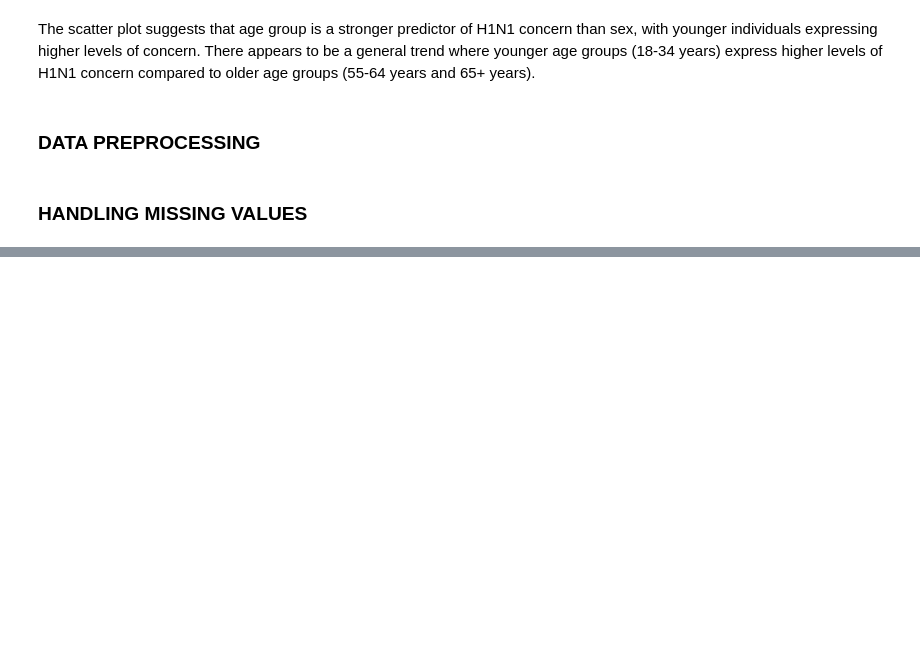
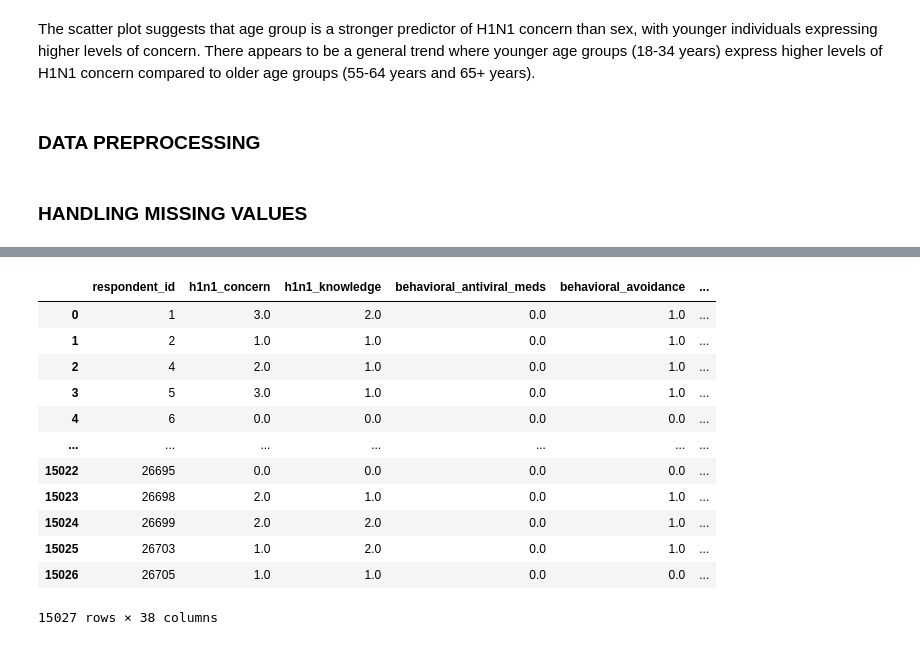
Before and after one commit to NamaembaSilali/vaccine-project, a Jupyter notebook: index.ipynb, the cells around one changed output, grey strips where cells are left out. Cells and saved outputs as stored; diff of their text form; code cells hidden in the pictures; blank space fills up the shorter version.

```diff
--- a/index.ipynb
+++ b/index.ipynb
@@ -396,3 +398,9 @@ def clean_numerical_with_median(df, columns):
         df[col] = df[col].fillna(median_value)
 
     return df
+# %%
+#dealing with the train data
+train_numeric = get_numerical_columns(df2_train)
+
+#cleaning numerical data
+df2_train = clean_numerical_with_median(df2_train, train_numeric)
@@ -398,0 +440,12 @@ def clean_numerical_with_median(df, columns):
+# %%
+#defining a function to impute with the most frequent
+def impute_most_frequent(df):
+    imputer = SimpleImputer(strategy='most_frequent')
+    df_filled = pd.DataFrame(imputer.fit_transform(df[categorical_cols]), columns=categorical_cols)
+    return df_filled
+# %%
+#dealing with the train data
+categorical_cols = get_categorical_columns(df2_train)
+
+#cleaning the columns
+df3_train = impute_most_frequent(df2_train[categorical_cols])
@@ -398,0 +476,18 @@ def clean_numerical_with_median(df, columns):
+# %%
+#merging the training datasets
+df3_train = pd.merge(df2_train, df3_train)
+df3_train
+# %% [output]
+|  | respondent_id | h1n1_concern | h1n1_knowledge | behavioral_antiviral_meds | behavioral_avoidance | ... |
+| 0 | 1 | 3.0 | 2.0 | 0.0 | 1.0 | ... |
+| 1 | 2 | 1.0 | 1.0 | 0.0 | 1.0 | ... |
+| 2 | 4 | 2.0 | 1.0 | 0.0 | 1.0 | ... |
+| 3 | 5 | 3.0 | 1.0 | 0.0 | 1.0 | ... |
+| 4 | 6 | 0.0 | 0.0 | 0.0 | 0.0 | ... |
+| ... | ... | ... | ... | ... | ... | ... |
+| 15022 | 26695 | 0.0 | 0.0 | 0.0 | 0.0 | ... |
+| 15023 | 26698 | 2.0 | 1.0 | 0.0 | 1.0 | ... |
+| 15024 | 26699 | 2.0 | 2.0 | 0.0 | 1.0 | ... |
+| 15025 | 26703 | 1.0 | 2.0 | 0.0 | 1.0 | ... |
+| 15026 | 26705 | 1.0 | 1.0 | 0.0 | 0.0 | ... |
+15027 rows × 38 columns
```
Also changed, not shown: parts of 8 cells of this notebook.
